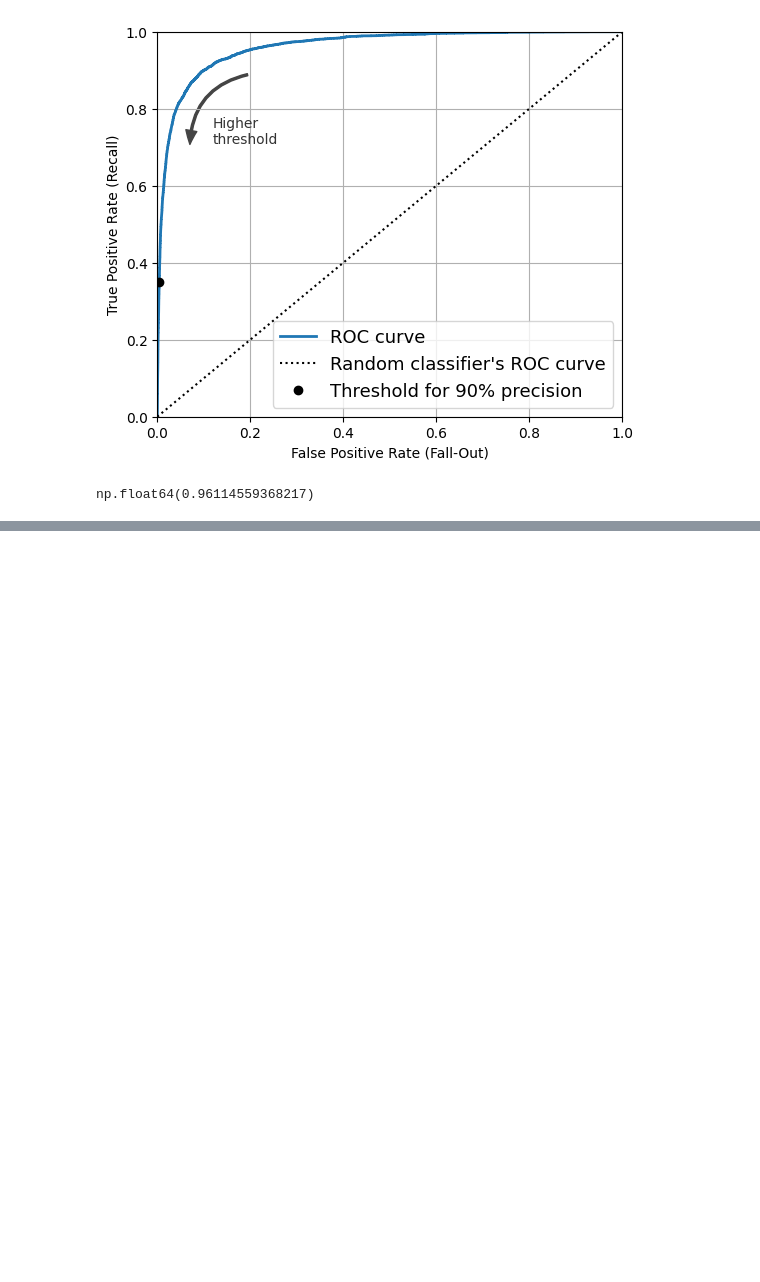
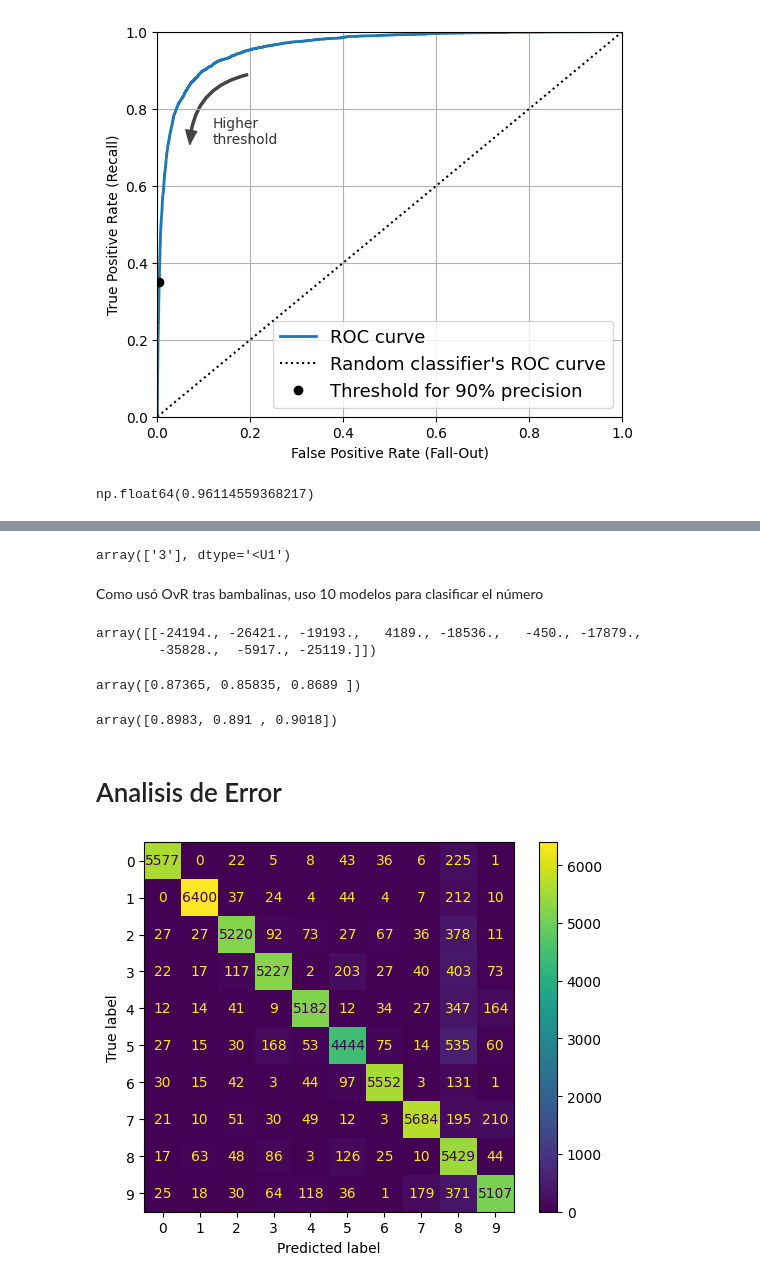
Before and after one commit to shirohigexe/practicas_HO_ML, a Jupyter notebook: MNIST.ipynb, the cells around one changed output, grey strips where cells are left out. Drawn from its saved outputs; the diff is of its cells as text; code cells hidden in the pictures; blank space fills up the shorter version.

```diff
--- a/MNIST.ipynb
+++ b/MNIST.ipynb
@@ -271,0 +323,35 @@ np.float64(0.96114559368217)
+# %%
+sgd_clf = SGDClassifier(random_state=42)
+sgd_clf.fit(X_train, y_train)
+sgd_clf.predict([some_digit])
+# %% [output]
+array(['3'], dtype='<U1')
+# %% [markdown]
+Como usó OvR tras bambalinas, uso 10 modelos para clasificar el número
+# %%
+sgd_clf.decision_function([some_digit]).round()
+# %% [output]
+array([[-24194., -26421., -19193.,   4189., -18536.,   -450., -17879.,
+        -35828.,  -5917., -25119.]])
+# %%
+cross_val_score(sgd_clf, X_train, y_train, cv=3, scoring="accuracy")
+# %% [output]
+array([0.87365, 0.85835, 0.8689 ])
+# %%
+from sklearn.preprocessing import StandardScaler
+
+scaler = StandardScaler()
+X_train_scaled = scaler.fit_transform(X_train.astype("float64"))
+cross_val_score(sgd_clf, X_train_scaled, y_train, cv=3, scoring="accuracy")
+# %% [output]
+array([0.8983, 0.891 , 0.9018])
+# %% [markdown]
+# Analisis de Error
+# %%
+from sklearn.metrics import ConfusionMatrixDisplay
+
+y_train_pred = cross_val_predict(sgd_clf, X_train_scaled, y_train, cv=3)
+ConfusionMatrixDisplay.from_predictions(y_train, y_train_pred)
+plt.show()
+# %% [output]
+[figure, added]
```
Also changed, not shown: parts of 37 cells of this notebook.
